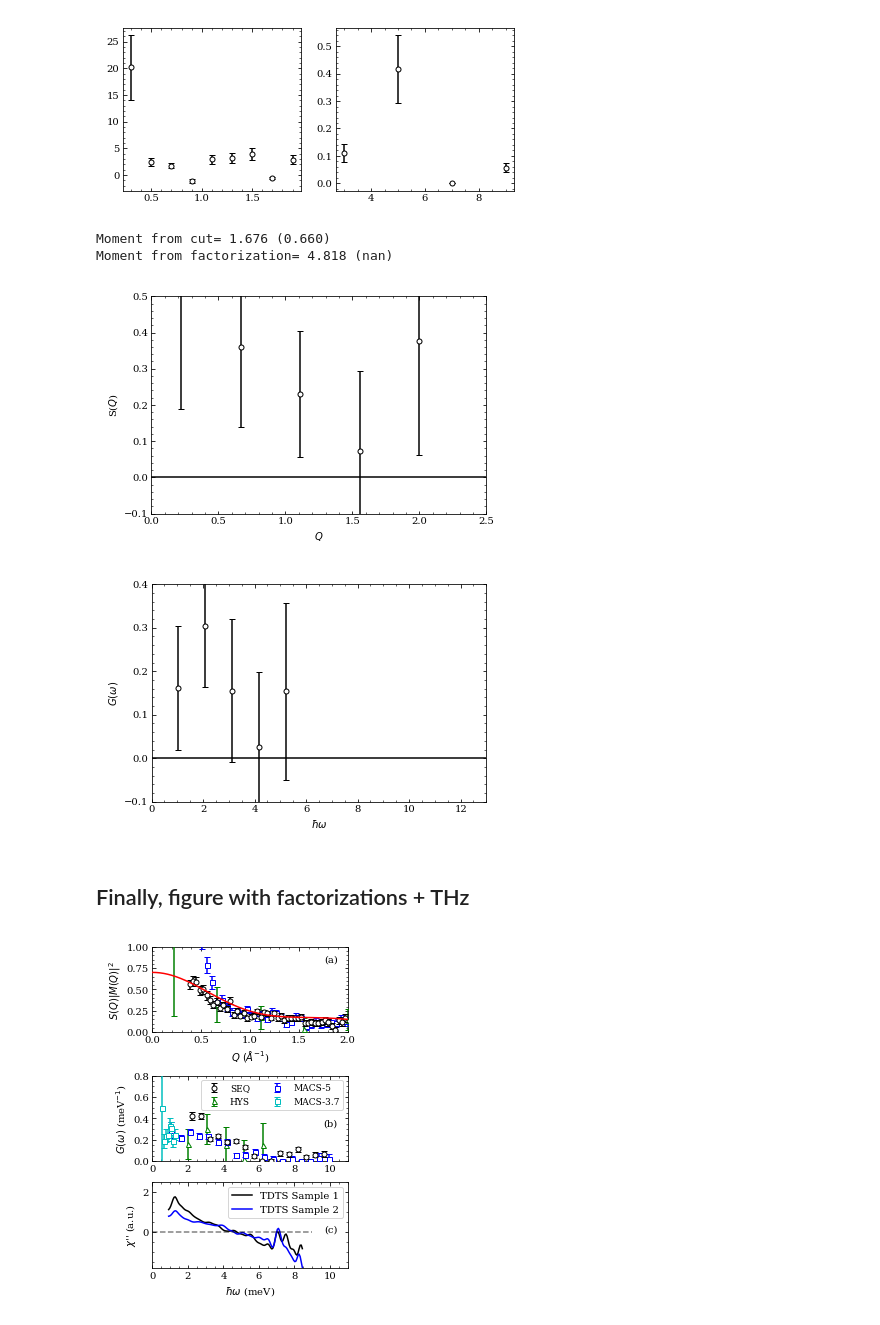
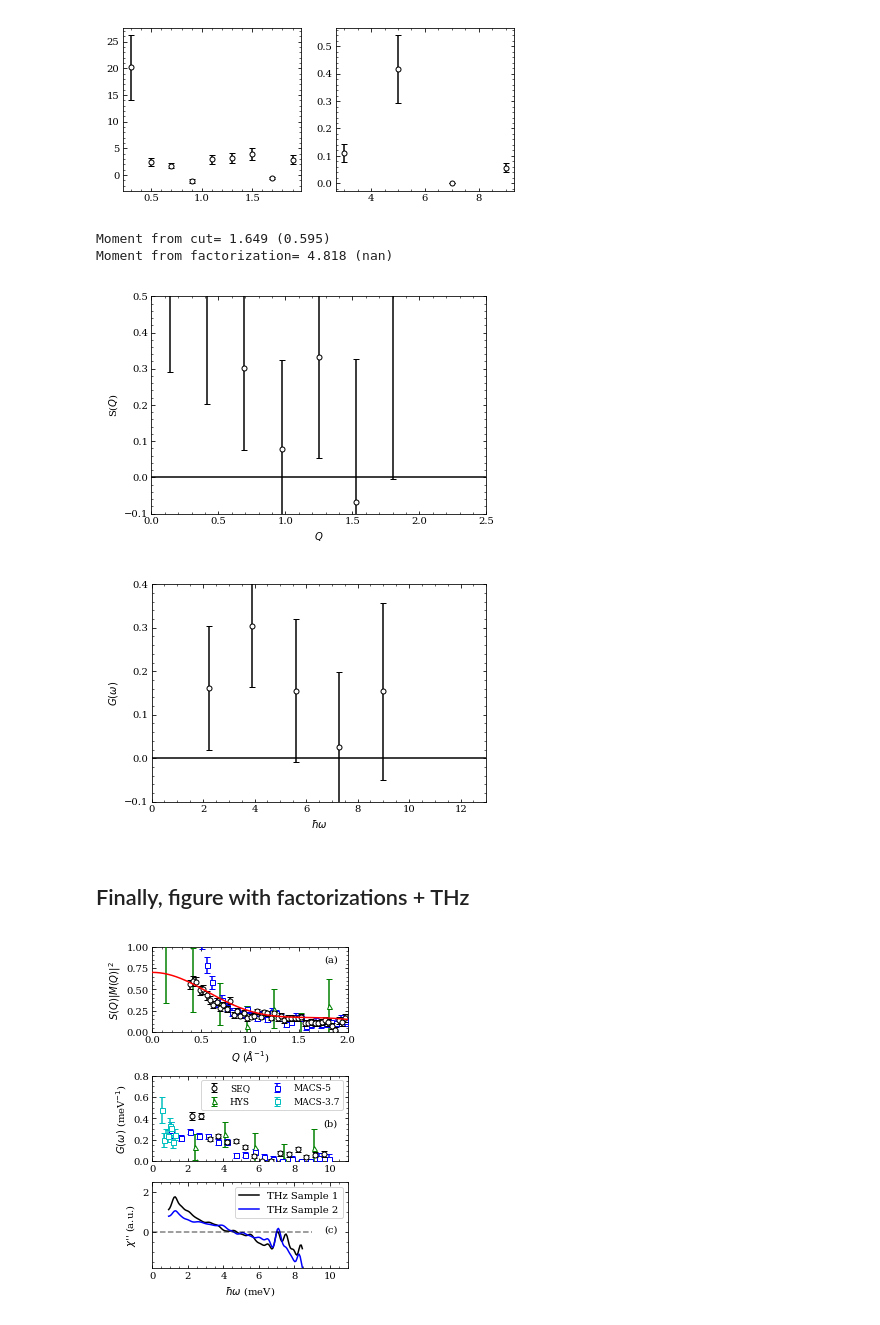
Before and after one commit to thallor1/D3LiI2O6-Neutron-Analysis, a Jupyter notebook: Part 6 - Factorization and main text plots/Factorization and Main Text Plots.ipynb, the cells around one changed output. Saved outputs shown, nothing was run; the diff lists cells and outputs as text; code cells hidden in the pictures.

```diff
--- a/Part 6 - Factorization and main text plots/Factorization and Main Text Plots.ipynb
+++ b/Part 6 - Factorization and main text plots/Factorization and Main Text Plots.ipynb
@@ -179,4 +179,4 @@ seq_factor_fname='SEQ_fact.npy'
 qseq,sqseq,sqerrseq,eseq,geseq,geerrseq=MDfactorization(mtd['seq_mag'],mag_ion='Ir4',\
                                      q_lim=[0.35,2.0],e_lim=[2,10.0],Ei=60.0,\
                                      twoThetaMin=4.0,plot_result=False,method='powell',fname=seq_factor_fname,\
-                                     overwrite_prev= ,allow_neg_E=False,g_factor=2.0,fast_mode=False)
+                                     overwrite_prev=False,allow_neg_E=False,g_factor=2.0,fast_mode=False)
@@ -310,9 +288,9 @@ macs5_factor_fname='MACS5_fact.npy'
 macs5factor=MDfactorization(mtd['macs_5mag'],mag_ion='Ir4',\
                                      q_lim=[0.5,2],e_lim=[1.0,10],Ei=13.7,\
                                      twoThetaMin=False,plot_result=False,method='powell',fname=macs5_factor_fname,\
-                                     overwrite_prev=True,allow_neg_E=False,g_factor=2.0,fast_mode=False)
+                                     overwrite_prev=False,allow_neg_E=False,g_factor=2.0,fast_mode=False)
 macs3_factor_fname='MACS3p7_fact.npy'
 macs3factor=MDfactorization(mtd['macs_3p7mag'],mag_ion='Ir4',\
-                                     q_lim=[0.5,2],e_lim=[0.5,1.3],Ei=5.0,\
+                                     q_lim=[0.5,1.9],e_lim=[0.5,1.3],Ei=5.0,\
                                      twoThetaMin=False,plot_result=False,method='powell',fname=macs3_factor_fname,\
-                                     overwrite_prev=True,allow_neg_E=False,g_factor=2.0,fast_mode=False)
+                                     overwrite_prev=False,allow_neg_E=False,g_factor=2.0,fast_mode=False)
@@ -424,18 +383,17 @@ cax.yaxis.set_major_formatter(matplotlib.ticker.FormatStrFormatter("%.2f"))
 
 #Cuts in Q, energy, are done on the analysis cluster - event files too large for personal machine.
 # Scripts for cluster available upon request.
-# Original scaling was 1.0e5
-# New normalization is 2.0e5, adjust
-rescale = 2.0e5/1.0e5
 qcutmag = np.genfromtxt('../Part 5 - HYS Scattering/cut_data/sq_mag_cut_.txt',skip_header=2)
 ecutmag = np.genfromtxt('../Part 5 - HYS Scattering/cut_data/ge_mag_cut.txt',skip_header=2)
-qcutmag[:,0]*=rescale
-qcutmag[:,1]*=rescale
-ecutmag[:,0]*=rescale
-ecutmag[:,1]*=rescale
+# These cuts were normalized on the analysis cluster with a factor of 1.2e5- undone by this factor.
+rescale_factor = 1.5e5 / 1.2e5
+qcutmag[:,0],qcutmag[:,1]=qcutmag[:,0]*rescale_factor ,qcutmag[:,1]*rescale_factor
+ecutmag[:,0],ecutmag[:,1]=ecutmag[:,0]*rescale_factor ,ecutmag[:,1]*rescale_factor
+
+
 r0=0.5391
 g=2.0
-xtos = 2.0*(r0**2 * g**2)
+xtos = (r0**2 * g**2)/2.0
 #For some reason MANTID
 ax_sq.errorbar(qcutmag[:,2],qcutmag[:,0]/xtos,qcutmag[:,1]/xtos,color='k',marker='o',mfc='w',mec='k',ls=' ',capsize=2,ms=3)
 
@@ -509,8 +467,8 @@ qff,ff = get_MANTID_magFF(factor_hysmag_alt[0],mag_ion='Ir4')
 magffsqr=1.0/ff
 r0=0.5391
 g=2.0
-sq_alt = factor_hysmag_alt[1]*1.0/(2.0 * r0**2 * g**2 * magffsqr)
-sq_alt_err = factor_hysmag_alt[2]*1.0/(2.0 *r0**2 * g**2 * magffsqr)
+sq_alt = factor_hysmag_alt[1]*2.0/(r0**2 * (g)**2 * magffsqr)
+sq_alt_err = factor_hysmag_alt[2]*2.0/(r0**2 * (g)**2 * magffsqr)
 #Mask high Q values
 maxQ = 2.0
 sq_alt=sq_alt[np.where(factor_hysmag_alt[0]<maxQ)[0]]
@@ -554,10 +512,10 @@ momentsqr_err = 3.0*(g**2) * errnum/np.trapz(factor_hysmag[0]**2,x=factor_hysmag
 moment_err = (moment*momentsqr_err/momentsqr)/2.0
 print(f"Moment from factorization= {moment:.3f} ({moment_err:.3f})")
 # %% [output]
-Moment from cut= 1.676 (0.660)
+Moment from cut= 1.649 (0.595)
 Moment from factorization= 4.818 (nan)
-[figure, old version]
+[figure, new version]
-[figure, old version]
+[figure, new version]
 # %% [markdown]
 ## Finally, figure with factorizations + THz
 # %%
@@ -606,7 +564,7 @@ sq_ax.text(0.95,0.9,'(a)',transform=sq_ax.transAxes,horizontalalignment='right',
 markersize=5
 macs3scale=1.0/0.2
 macs5scale=1.0/0.94
-
+hys_scale = 1.2
 ffseq = 1.0/get_MANTID_magFF(qseq,'Ir4')[1]
 sq_ax.errorbar(qseq,sqseq*seq_scale*ffseq,ffseq*sqerrseq*seq_scale,color='k',\
                marker='o',mfc='w',mec='k',ls=' ',capsize=3,zorder=10,ms=markersize)
@@ -614,7 +572,7 @@ ffmacs = 1.0/get_MANTID_magFF(macs5factor[0],'Ir4')[1]
 sq_ax.errorbar(macs5factor[0],macs5factor[1]*ffmacs*macs5scale,macs5factor[2]*ffmacs*macs5scale,color='b',\
                marker='s',ls=' ',capsize=3,zorder=5,mfc='w',ms=markersize)
 ffhys = 1.0/get_MANTID_magFF(q_alt,'Ir4')[1]
-sq_ax.errorbar(q_alt,sq_alt*ffhys,sq_alt_err*ffhys,color='g',\
+sq_ax.errorbar(q_alt,sq_alt*ffhys*hys_scale,sq_alt_err*ffhys*hys_scale,color='g',\
                marker='^',ls=' ',capsize=3,zorder=5,mfc='w',ms=markersize)
 def modelq(q,A):
     return A*(1.0+np.sin(q*3.54)/(q*3.54))
@@ -625,10 +583,11 @@ sq_ax.plot(qmodel,modelq(qmodel,0.35)*seq_scale*ffmodel,'r-',zorder=100)
 
 #Strange error bars on the lowest energy seq and MACS 3.7 meV data.
 geerrseq[0] = np.nanmean(geerrseq[1:])*2.0
-macs3factor[4][0] = np.nanmean(macs3factor[4][1:])*2.0
+macs3factor[5][0] = np.nanmean(macs3factor[5][1:])*2.0
 gw_ax.errorbar(eseq,geseq/seq_scale,geerrseq/seq_scale,color='k',marker='o',mfc='w',mec='k',ls=' ',\
                capsize=3,zorder=10,label='SEQ',ms=markersize)
-gw_ax.errorbar(factor_hysmag_alt[3],factor_hysmag_alt[4],factor_hysmag_alt[5],color='g',\
+hys_ge_res = np.abs(factor_hysmag_alt[3][1]-factor_hysmag_alt[3][0])
+gw_ax.errorbar(factor_hysmag_alt[3]-hys_ge_res/2,factor_hysmag_alt[4]/hys_scale,factor_hysmag_alt[5]/hys_scale,color='g',\
                marker='^',ls=' ',capsize=3,zorder=5,mfc='w',label='HYS',ms=markersize)
 gw_ax.errorbar(macs5factor[3],macs5factor[4]/macs5scale,macs5factor[5]/macs5scale,color='b',\
                marker='s',ls=' ',capsize=3,zorder=5,mfc='w',label='MACS-5',ms=markersize)
@@ -637,33 +596,33 @@ gw_ax.errorbar(macs3factor[3],macs3factor[4]/macs3scale,macs3factor[5]/macs3scal
 
 gw_ax.text(0.95,0.5,'(b)',transform=gw_ax.transAxes,horizontalalignment='right',\
            verticalalignment='top')
 gw_ax.legend(fontsize=9,loc=1,ncol=2)
 gw_ax.set_ylim(0,0.8)
 
 sq_ax.set_ylim(0,1)
 sq_ax.set_xlim(0,2.0)
 
 
-thz_ax.plot(THz_3K_E_sample1,THz_3K_sample1,'k-',label='TDTS Sample 1')
-thz_ax.plot(THz_3K_E_sample2,THz_3K_sample2,'b-',label='TDTS Sample 2')
+thz_ax.plot(THz_3K_E_sample1,THz_3K_sample1,'k-',label='THz Sample 1')
+thz_ax.plot(THz_3K_E_sample2,THz_3K_sample2,'b-',label='THz Sample 2')
 thz_ax.plot(np.linspace(0,9,1000),np.zeros(1000),'k--',alpha=0.5)
 thz_ax.set_ylabel('$\chi$\'\' (a.u.)')
 thz_ax.text(0.95,0.5,'(c)',transform=thz_ax.transAxes,horizontalalignment='right',\
            verticalalignment='top')
 
 #Have the G(w) and THz subplots share an x-axis
 thz_ax.sharex(gw_ax)
 thz_ax.set_ylim(-1.8,2.5)
 thz_ax.set_xlim(0,11)
 thz_ax.legend()
 
 #Axis labels
 sq_ax.set_ylabel('$S(Q)|M(Q)|^2$')
 sq_ax.set_xlabel(r'$Q$ $(\AA^{-1}$)')
 
 gw_ax.set_ylabel('$G(\omega)$ (meV$^{-1}$)');
 thz_ax.set_xlabel('$\hbar\omega$ (meV)')
 
 fig.savefig('HLIO_factorizations_THz.pdf',bbox_inches='tight')
 # %% [output]
-[figure, old version]
+[figure, new version]
```
Also changed, not shown: parts of 7 cells of this notebook, 4 other files.
